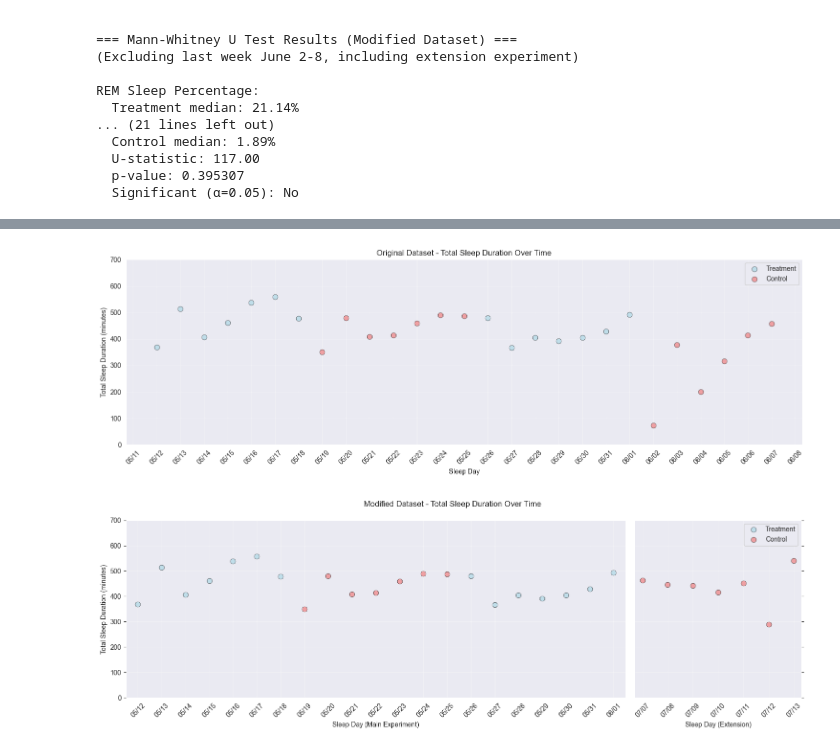
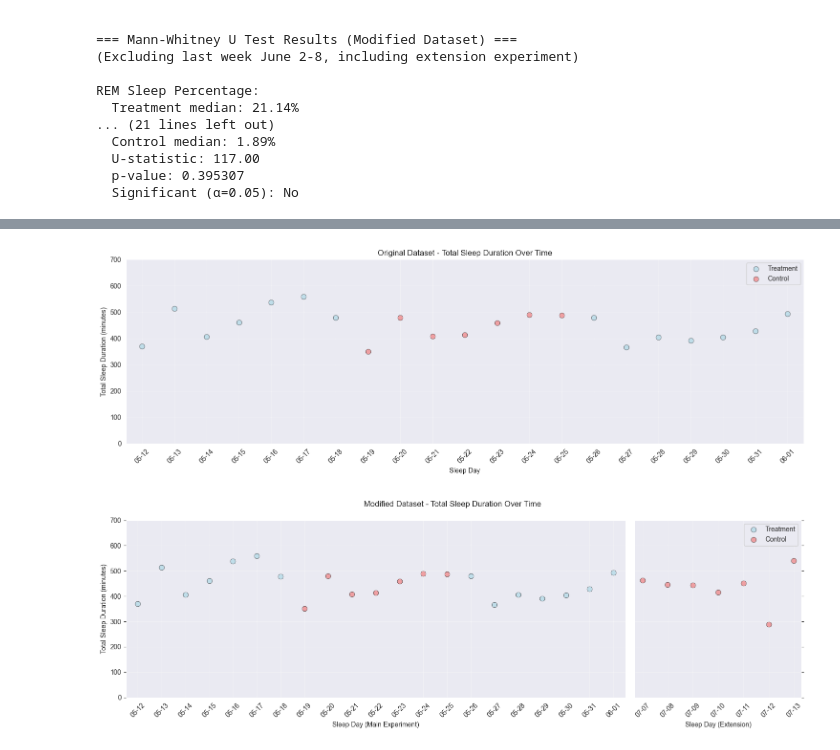
Before and after one commit to cezary17/nof1-analysis-py, a Jupyter notebook: analysis/analyze_data.ipynb, the cells around one changed output, grey strips where cells are left out. Drawn from its saved outputs; the diff is of its cells as text; code cells hidden in the pictures.

Commit message:
minor scatter plot tweaks

```diff
--- a/analysis/analyze_data.ipynb
+++ b/analysis/analyze_data.ipynb
@@ -400,7 +400,8 @@ ax1.grid(True, alpha=0.3)
 
 # Format x-axis for original dataset
 ax1.xaxis.set_major_locator(mdates.DayLocator())
-ax1.xaxis.set_major_formatter(mdates.DateFormatter('%m/%d'))
+ax1.xaxis.set_major_formatter(mdates.DateFormatter('%m-%d'))
+ax1.set_xlim(treatment_dates.min() - np.timedelta64(12, 'h'), treatment_dates.max() + np.timedelta64(12, 'h'))
 ax1.tick_params(axis='x', rotation=45)
 
 plt.tight_layout()
@@ -450,36 +451,36 @@ if len(extension_treatment_dates) > 0:
 
 # Hide the spines between ax2 and ax3
 ax2.spines['right'].set_visible(False)
 ax3.spines['left'].set_visible(False)
 ax2.yaxis.tick_left()
 ax2.tick_params(labelright=False)
 ax3.yaxis.tick_right()
 ax3.tick_params(labelleft=False)
 
 # Format x-axis for broken axis plots
 ax2.xaxis.set_major_locator(mdates.DayLocator())
-ax2.xaxis.set_major_formatter(mdates.DateFormatter('%m/%d'))
+ax2.xaxis.set_major_formatter(mdates.DateFormatter('%m-%d'))
 ax3.xaxis.set_major_locator(mdates.DayLocator())
-ax3.xaxis.set_major_formatter(mdates.DateFormatter('%m/%d'))
+ax3.xaxis.set_major_formatter(mdates.DateFormatter('%m-%d'))
 
 # Set labels and titles
 ax2.set_xlabel('Sleep Day (Main Experiment)')
 ax2.set_ylabel('Total Sleep Duration (minutes)')
 ax3.set_xlabel('Sleep Day (Extension)')
 ax3.legend(loc='upper right')
 ax2.grid(True, alpha=0.3)
 ax3.grid(True, alpha=0.3)
 ax2.tick_params(axis='x', rotation=45)
 ax3.tick_params(axis='x', rotation=45)
 
 # Set overall title
 fig2.suptitle('Modified Dataset - Total Sleep Duration Over Time')
 
 plt.tight_layout()
 plt.savefig("../figures/sleep_time/sleep_duration_scatter_plots.png", dpi=300, bbox_inches='tight')
 plt.show()
 # %% [output]
-[figure, old version]
+[figure, new version]
 [figure]
 # %%
 # Create scatter plots showing REM sleep percentage over time for treatment and control groups
```
Also changed, not shown: parts of 3 cells of this notebook, 8 other files.
